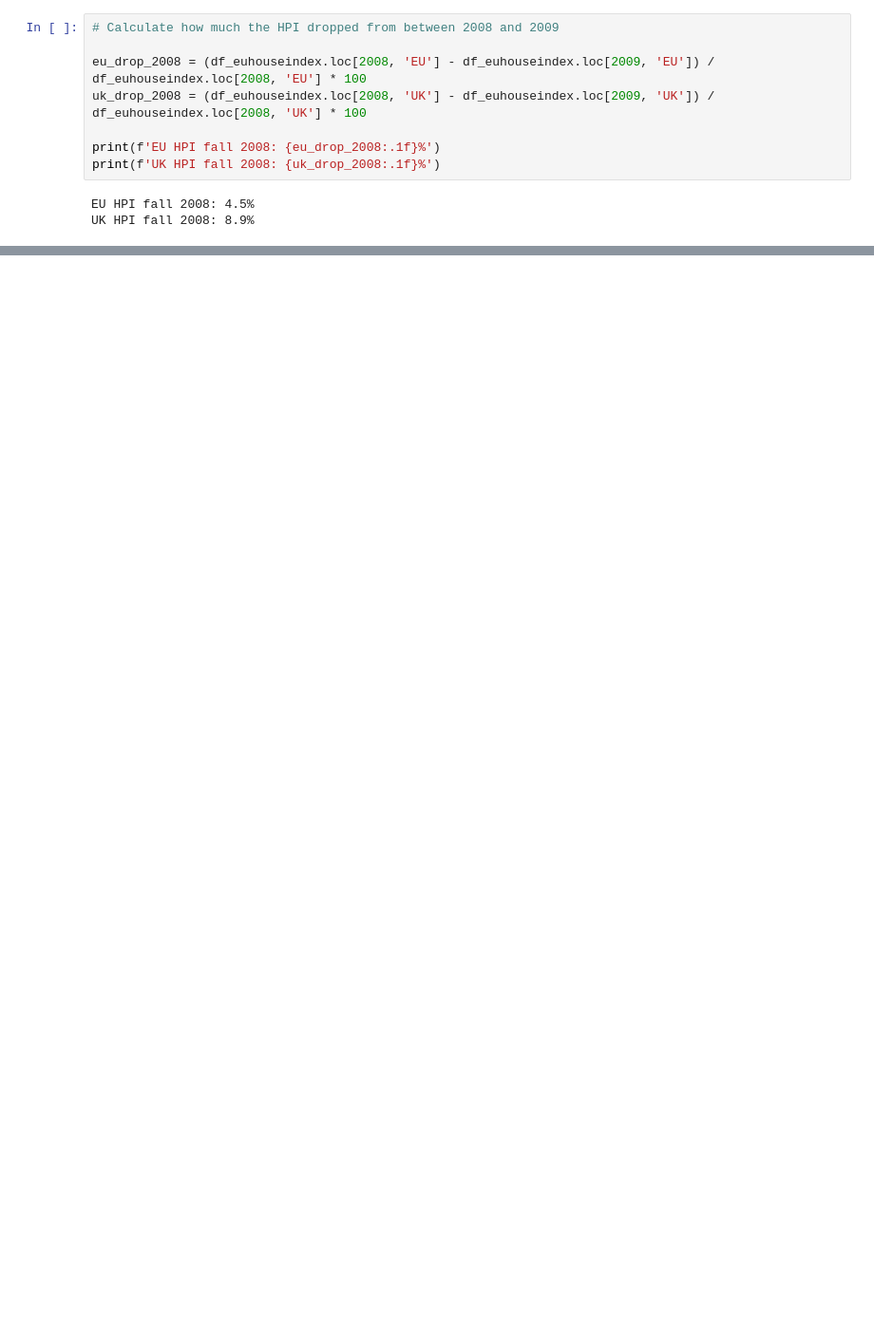
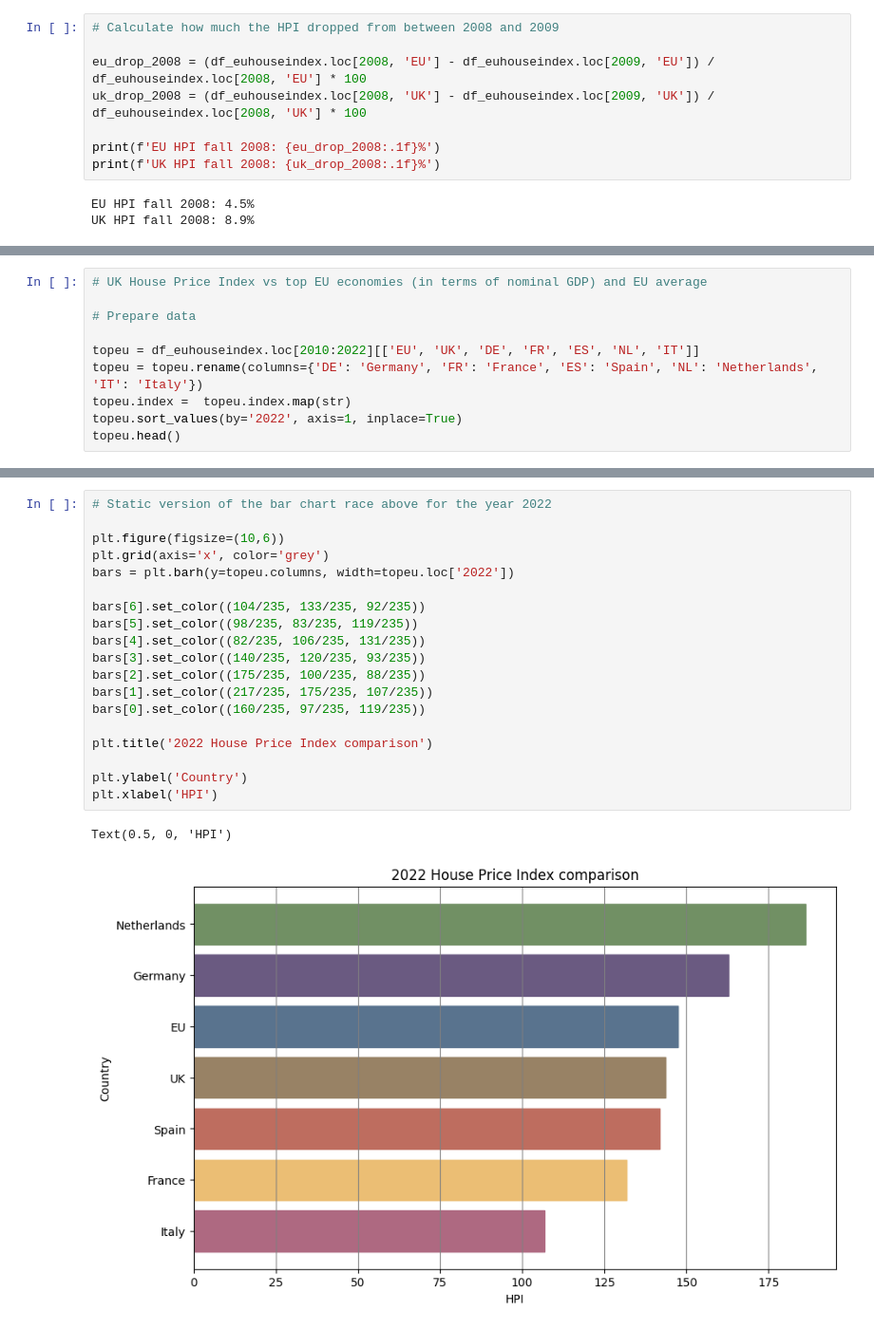
Before and after one commit to Thetechyteacher/housing-analysis, a Jupyter notebook: Jupyter Notebooks/02_data_analysis_and_visualisation/uk_vs_eu_analysis.ipynb, the cells around one changed output, grey strips where cells are left out. Shown at 95% size. Saved outputs shown, nothing was run; the diff lists cells and outputs as text; blank space fills up the shorter version.

```diff
--- a/Jupyter Notebooks/02_data_analysis_and_visualisation/uk_vs_eu_analysis.ipynb
+++ b/Jupyter Notebooks/02_data_analysis_and_visualisation/uk_vs_eu_analysis.ipynb
@@ -263,0 +273,10 @@ plt.show()
+# %%
+# UK House Price Index vs top EU economies (in terms of nominal GDP) and EU average
+
+# Prepare data
+
+topeu = df_euhouseindex.loc[2010:2022][['EU', 'UK', 'DE', 'FR', 'ES', 'NL', 'IT']]
+topeu = topeu.rename(columns={'DE': 'Germany', 'FR': 'France', 'ES': 'Spain', 'NL': 'Netherlands', 'IT': 'Italy'})
+topeu.index =  topeu.index.map(str)
+topeu.sort_values(by='2022', axis=1, inplace=True)
+topeu.head()
@@ -263,0 +302,22 @@ plt.show()
+# %%
+# Static version of the bar chart race above for the year 2022
+
+plt.figure(figsize=(10,6))
+plt.grid(axis='x', color='grey')
+bars = plt.barh(y=topeu.columns, width=topeu.loc['2022'])
+
+bars[6].set_color((104/235, 133/235, 92/235))
+bars[5].set_color((98/235, 83/235, 119/235))
+bars[4].set_color((82/235, 106/235, 131/235))
+bars[3].set_color((140/235, 120/235, 93/235))
+bars[2].set_color((175/235, 100/235, 88/235))
+bars[1].set_color((217/235, 175/235, 107/235))
+bars[0].set_color((160/235, 97/235, 119/235))
+
+plt.title('2022 House Price Index comparison')
+
+plt.ylabel('Country')
+plt.xlabel('HPI')
+# %% [output]
+Text(0.5, 0, 'HPI')
+[figure, added]
```
Also changed, not shown: parts of 12 cells of this notebook, 1 other file.
